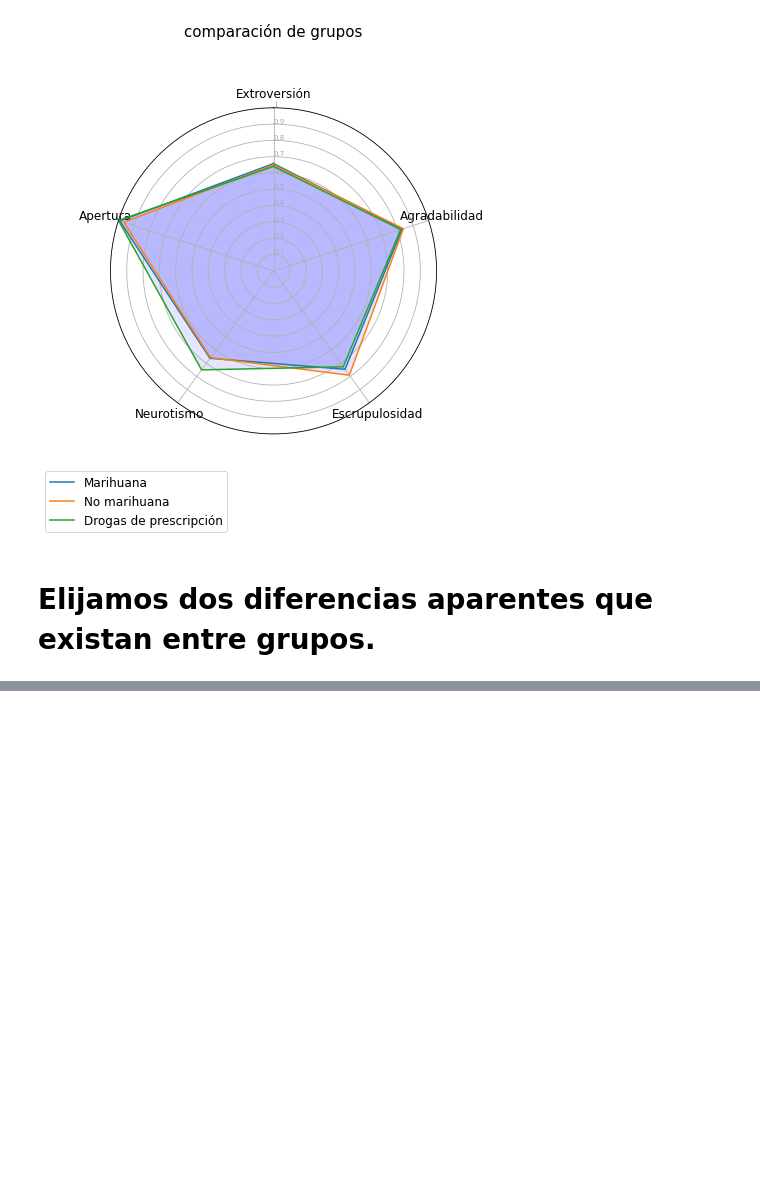
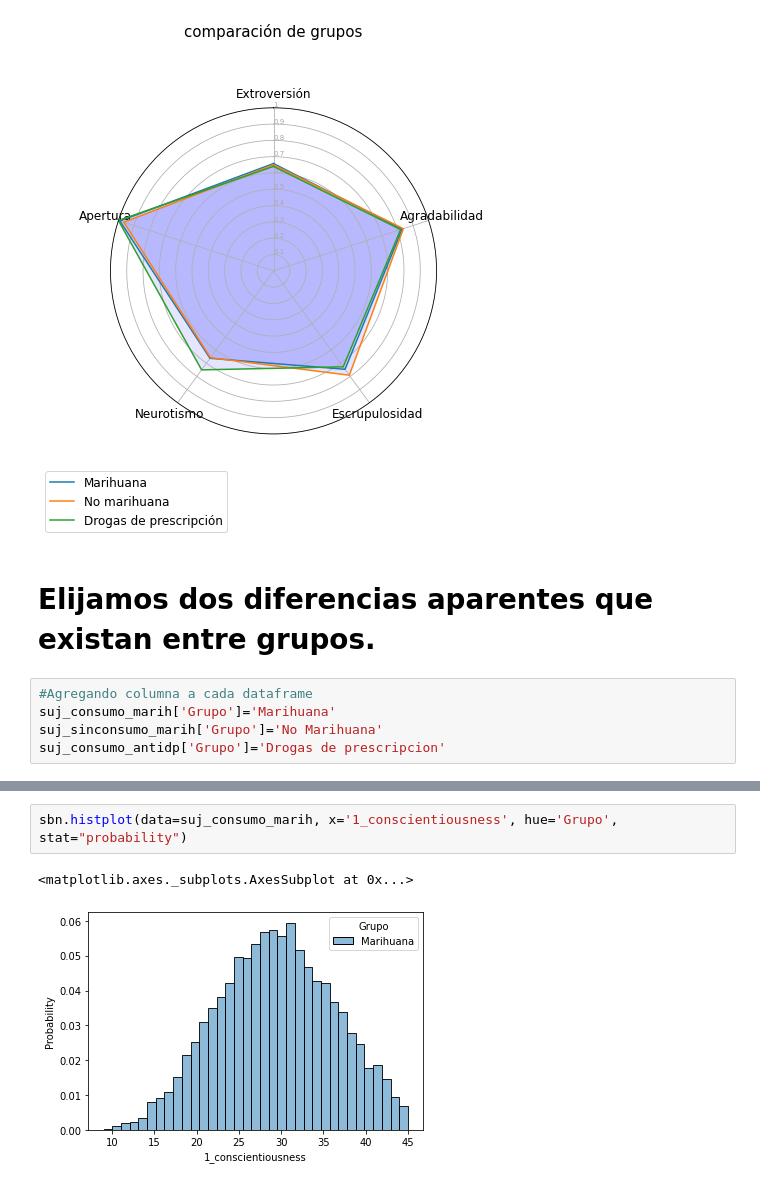
Before and after one commit to hcgalvan/UBA-labodedatos, a Jupyter notebook: Ejercitacion_1_Hugo_Cesar_Galvan.ipynb, the cells around one changed output, grey strips where cells are left out. Drawn from its saved outputs; the diff is of its cells as text; blank space fills up the shorter version.

```diff
--- a/Ejercitacion_1_Hugo_Cesar_Galvan.ipynb
+++ b/Ejercitacion_1_Hugo_Cesar_Galvan.ipynb
@@ -305,3 +310,8 @@ radar_plot(df,title='comparación de grupos')
 [figure]
 # %% [markdown]
 #  Elijamos dos diferencias aparentes que existan entre grupos.
+# %%
+#Agregando columna a cada dataframe
+suj_consumo_marih['Grupo']='Marihuana'
+suj_sinconsumo_marih['Grupo']='No Marihuana'
+suj_consumo_antidp['Grupo']='Drogas de prescripcion'
@@ -307,0 +333,5 @@ radar_plot(df,title='comparación de grupos')
+# %%
+sbn.histplot(data=suj_consumo_marih, x='1_conscientiousness', hue='Grupo', stat="probability")
+# %% [output]
+<matplotlib.axes._subplots.AxesSubplot at 0x...>
+[figure, added]
```
Also changed, not shown: parts of 11 cells of this notebook.
